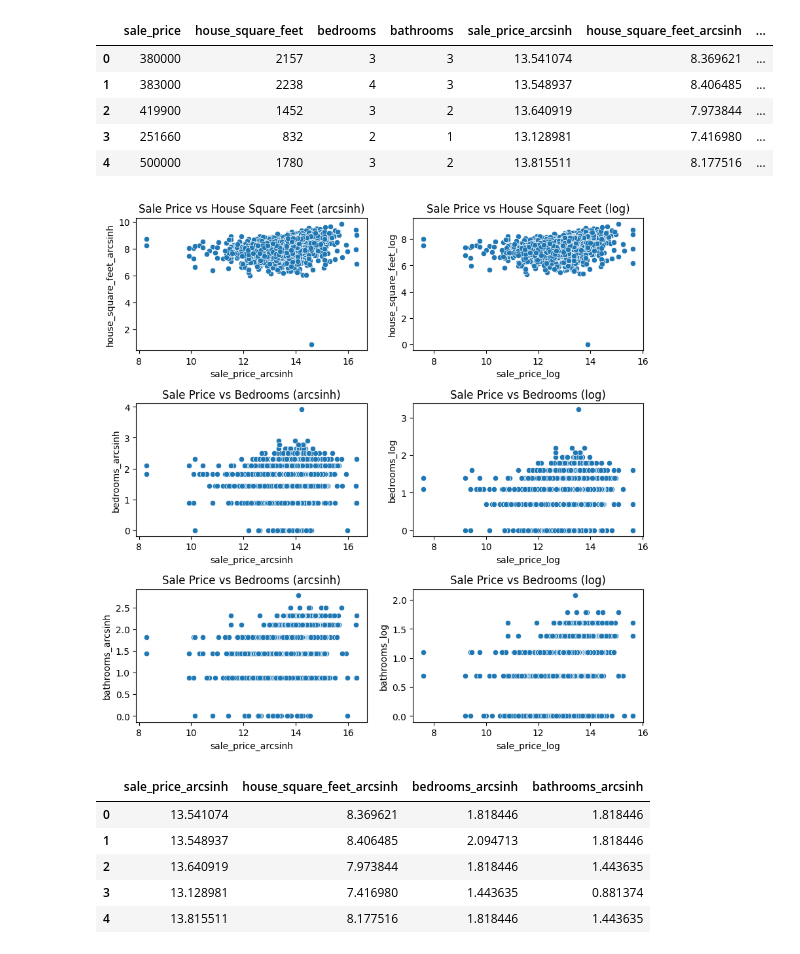
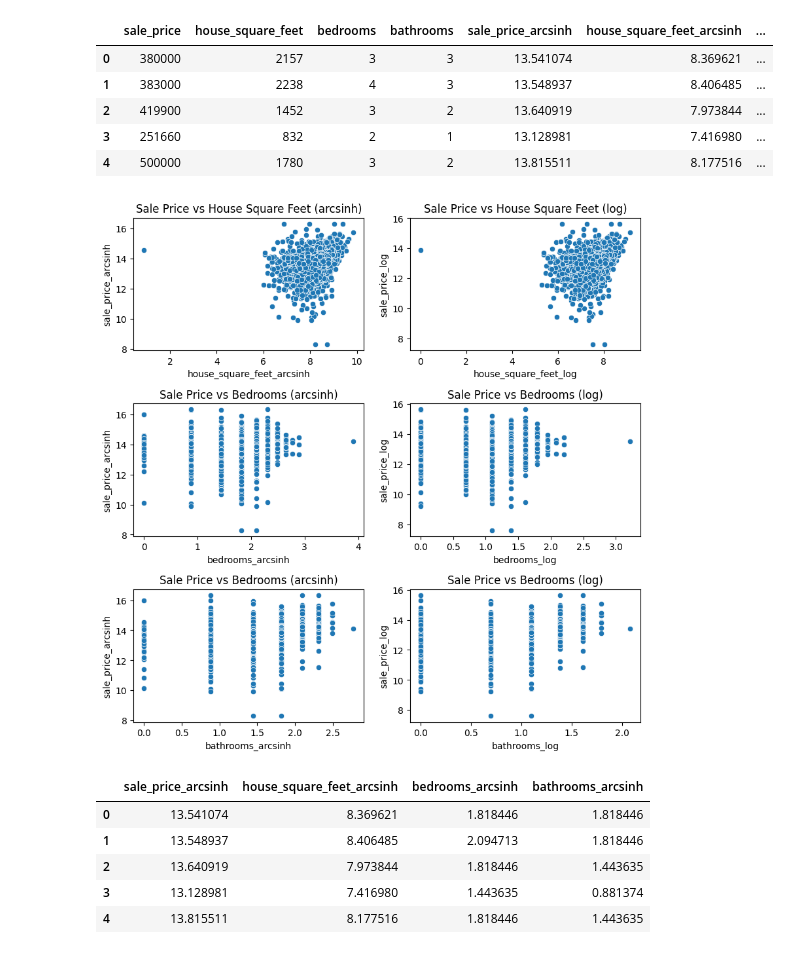
Before and after one commit to Troy-S-Meink/linearRegression, a Jupyter notebook: 04_hedonic_pricing/04_hedonic_pricing.ipynb, the cells around one changed output. Drawn from its saved outputs; the diff is of its cells as text; code cells hidden in the pictures.

```diff
--- a/04_hedonic_pricing/04_hedonic_pricing.ipynb
+++ b/04_hedonic_pricing/04_hedonic_pricing.ipynb
@@ -126,24 +120,24 @@ df.head()
 # %%
 # Taking a look at scatterplots of the data
 fig, ax = plt.subplots(3, 2, figsize=(10,10))
-sns.scatterplot(x=df['sale_price_arcsinh'],y=df['house_square_feet_arcsinh'], ax=ax[0,0])
+sns.scatterplot(x=df['house_square_feet_arcsinh'],y=df['sale_price_arcsinh'], ax=ax[0,0])
 ax[0,0].set_title('Sale Price vs House Square Feet (arcsinh)')
-sns.scatterplot(x=df['sale_price_arcsinh'],y=df['bedrooms_arcsinh'], ax=ax[1,0])
+sns.scatterplot(x=df['bedrooms_arcsinh'],y=df['sale_price_arcsinh'], ax=ax[1,0])
 ax[1,0].set_title('Sale Price vs Bedrooms (arcsinh)')
-sns.scatterplot(x=df['sale_price_arcsinh'],y=df['bathrooms_arcsinh'], ax=ax[2,0])
+sns.scatterplot(x=df['bathrooms_arcsinh'],y=df['sale_price_arcsinh'], ax=ax[2,0])
 ax[2,0].set_title('Sale Price vs Bedrooms (arcsinh)')
 
-sns.scatterplot(x=df['sale_price_log'],y=df['house_square_feet_log'], ax=ax[0,1])
+sns.scatterplot(x=df['house_square_feet_log'],y=df['sale_price_log'], ax=ax[0,1])
 ax[0,1].set_title('Sale Price vs House Square Feet (log)')
-sns.scatterplot(x=df['sale_price_log'],y=df['bedrooms_log'], ax=ax[1,1])
+sns.scatterplot(x=df['bedrooms_log'],y=df['sale_price_log'], ax=ax[1,1])
 ax[1,1].set_title('Sale Price vs Bedrooms (log)')
-sns.scatterplot(x=df['sale_price_log'],y=df['bathrooms_log'], ax=ax[2,1])
+sns.scatterplot(x=df['bathrooms_log'],y=df['sale_price_log'], ax=ax[2,1])
 ax[2,1].set_title('Sale Price vs Bedrooms (log)')
 
 plt.subplots_adjust(hspace=0.4)
 plt.show()
 # %% [output]
-[figure, old version]
+[figure, new version]
 # %%
 ## The arcsinh data seems to be the best formatted.
 #fitted_df = df[['sale_price_arcsinh', 'house_square_feet_arcsinh', 'bedrooms_arcsinh', 'bathrooms_arcsinh']]
```
Also changed, not shown: parts of 6 cells of this notebook.
